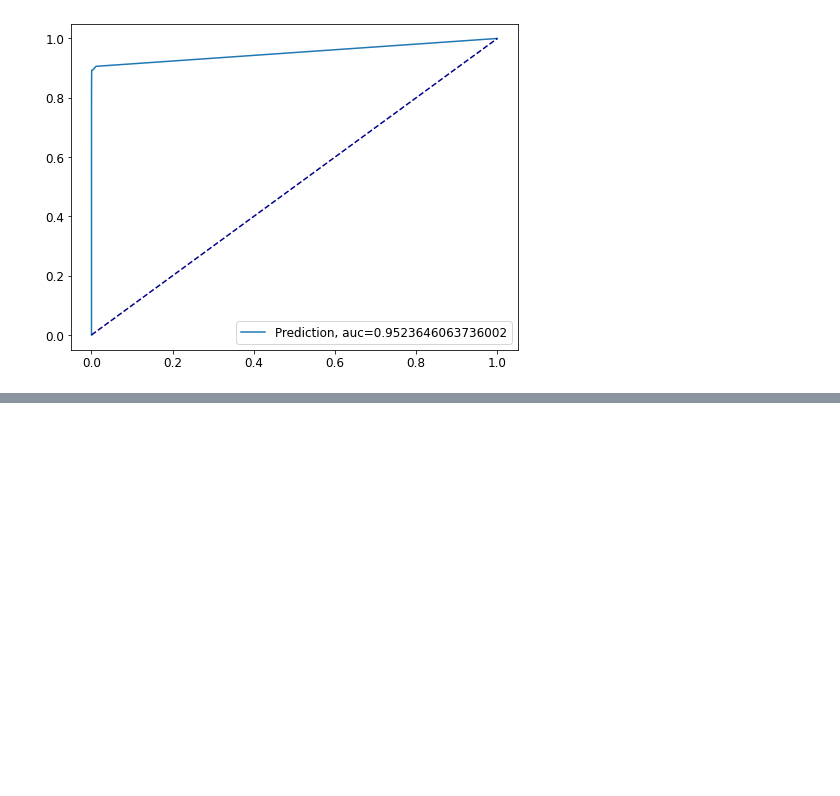
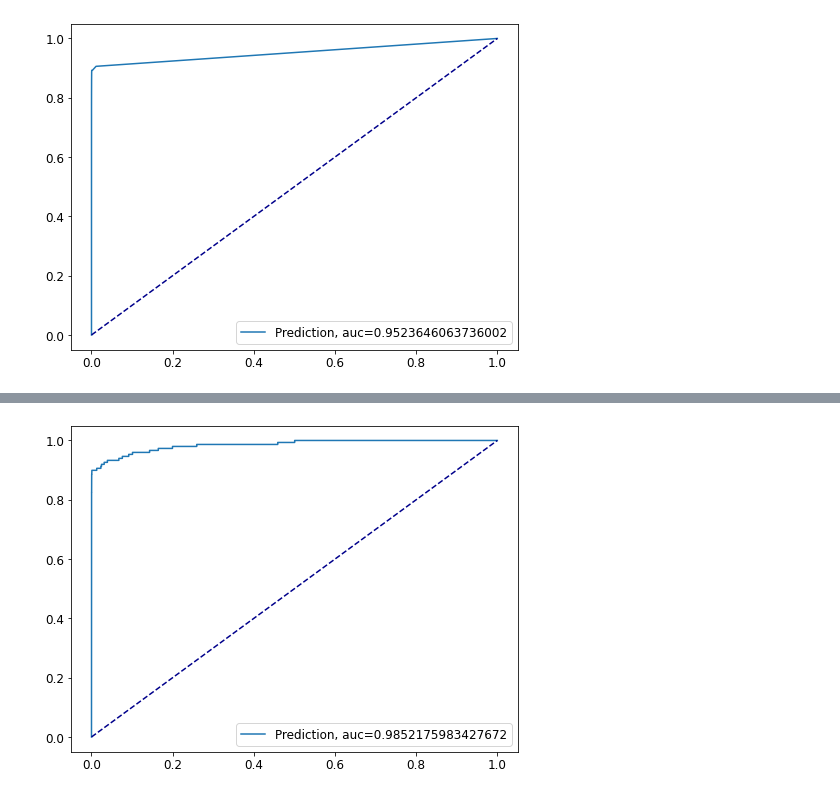
Before and after one commit to CleverJinn/DataScience, a Jupyter notebook: CreditCardDetection/CreditCardFraudDetection.ipynb, the cells around one changed output, grey strips where cells are left out. Cells and saved outputs as stored; diff of their text form; code cells hidden in the pictures; blank space fills up the shorter version.

```diff
--- a/CreditCardDetection/CreditCardFraudDetection.ipynb
+++ b/CreditCardDetection/CreditCardFraudDetection.ipynb
@@ -357,0 +395,4 @@ sns.heatmap(cm/np.sum(cm), annot= True, fmt='.2%', cmap='Blues')
+# %%
+ROC_Curve_Graph(X_test, y_test, xgb_cl)
+# %% [output]
+[figure, added]
```
Also changed, not shown: parts of 9 cells of this notebook.
